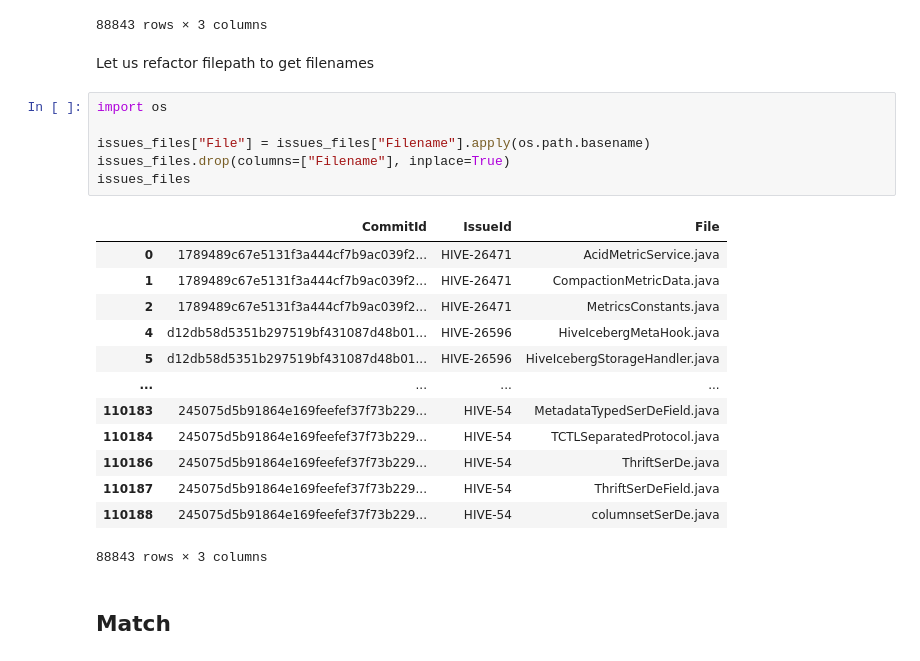
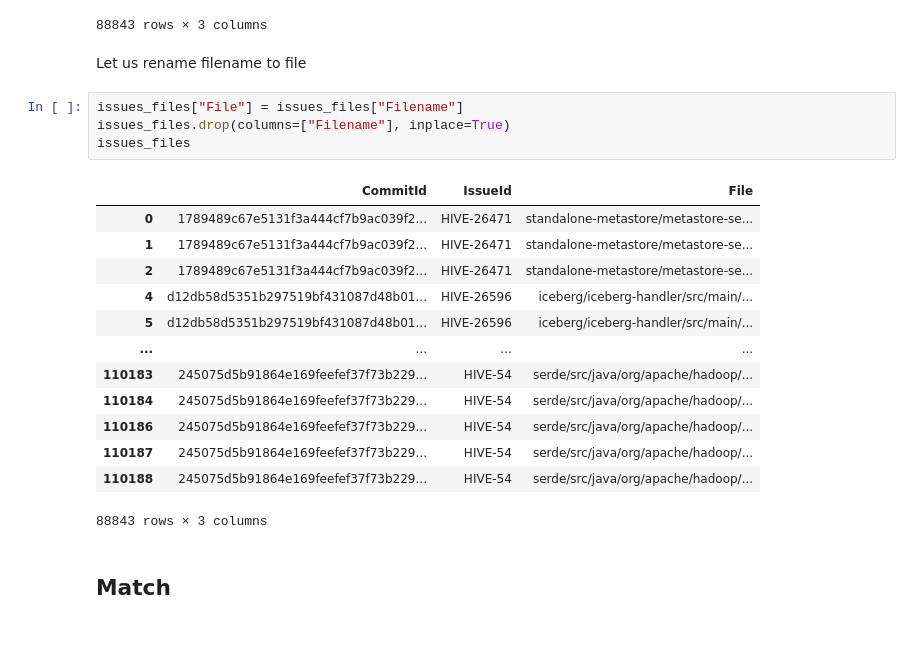
Before and after one commit to ahenrij/ets-mgl869-hive, a Jupyter notebook: src/lab/notebooks/matching.ipynb, the cells around one changed output. Drawn from its saved outputs; the diff is of its cells as text.

Commit message:
hive bugs files with relative path exported

```diff
--- a/src/lab/notebooks/matching.ipynb
+++ b/src/lab/notebooks/matching.ipynb
@@ -80,26 +80,24 @@ issues_files
 | 110188 | 245075d5b91864e169feefef37f73b229... | HIVE-54 | serde/src/java/org/apache/hadoop/... |
 88843 rows × 3 columns
 # %% [markdown]
-Let us refactor filepath to get filenames
+Let us rename filename to file
 # %%
-import os
-
-issues_files["File"] = issues_files["Filename"].apply(os.path.basename)
+issues_files["File"] = issues_files["Filename"]
 issues_files.drop(columns=["Filename"], inplace=True)
 issues_files
 # %% [output]
 |  | CommitId | IssueId | File |
-| 0 | 1789489c67e5131f3a444cf7b9ac039f2... | HIVE-26471 | AcidMetricService.java |
-| 1 | 1789489c67e5131f3a444cf7b9ac039f2... | HIVE-26471 | CompactionMetricData.java |
-| 2 | 1789489c67e5131f3a444cf7b9ac039f2... | HIVE-26471 | MetricsConstants.java |
-| 4 | d12db58d5351b297519bf431087d48b01... | HIVE-26596 | HiveIcebergMetaHook.java |
-| 5 | d12db58d5351b297519bf431087d48b01... | HIVE-26596 | HiveIcebergStorageHandler.java |
+| 0 | 1789489c67e5131f3a444cf7b9ac039f2... | HIVE-26471 | standalone-metastore/metastore-se... |
+| 1 | 1789489c67e5131f3a444cf7b9ac039f2... | HIVE-26471 | standalone-metastore/metastore-se... |
+| 2 | 1789489c67e5131f3a444cf7b9ac039f2... | HIVE-26471 | standalone-metastore/metastore-se... |
+| 4 | d12db58d5351b297519bf431087d48b01... | HIVE-26596 | iceberg/iceberg-handler/src/main/... |
+| 5 | d12db58d5351b297519bf431087d48b01... | HIVE-26596 | iceberg/iceberg-handler/src/main/... |
 | ... | ... | ... | ... |
-| 110183 | 245075d5b91864e169feefef37f73b229... | HIVE-54 | MetadataTypedSerDeField.java |
-| 110184 | 245075d5b91864e169feefef37f73b229... | HIVE-54 | TCTLSeparatedProtocol.java |
-| 110186 | 245075d5b91864e169feefef37f73b229... | HIVE-54 | ThriftSerDe.java |
-| 110187 | 245075d5b91864e169feefef37f73b229... | HIVE-54 | ThriftSerDeField.java |
-| 110188 | 245075d5b91864e169feefef37f73b229... | HIVE-54 | columnsetSerDe.java |
+| 110183 | 245075d5b91864e169feefef37f73b229... | HIVE-54 | serde/src/java/org/apache/hadoop/... |
+| 110184 | 245075d5b91864e169feefef37f73b229... | HIVE-54 | serde/src/java/org/apache/hadoop/... |
+| 110186 | 245075d5b91864e169feefef37f73b229... | HIVE-54 | serde/src/java/org/apache/hadoop/... |
+| 110187 | 245075d5b91864e169feefef37f73b229... | HIVE-54 | serde/src/java/org/apache/hadoop/... |
+| 110188 | 245075d5b91864e169feefef37f73b229... | HIVE-54 | serde/src/java/org/apache/hadoop/... |
 88843 rows × 3 columns
 # %% [markdown]
 ## Match
```
Also changed, not shown: parts of 5 cells of this notebook, 1 other file.
